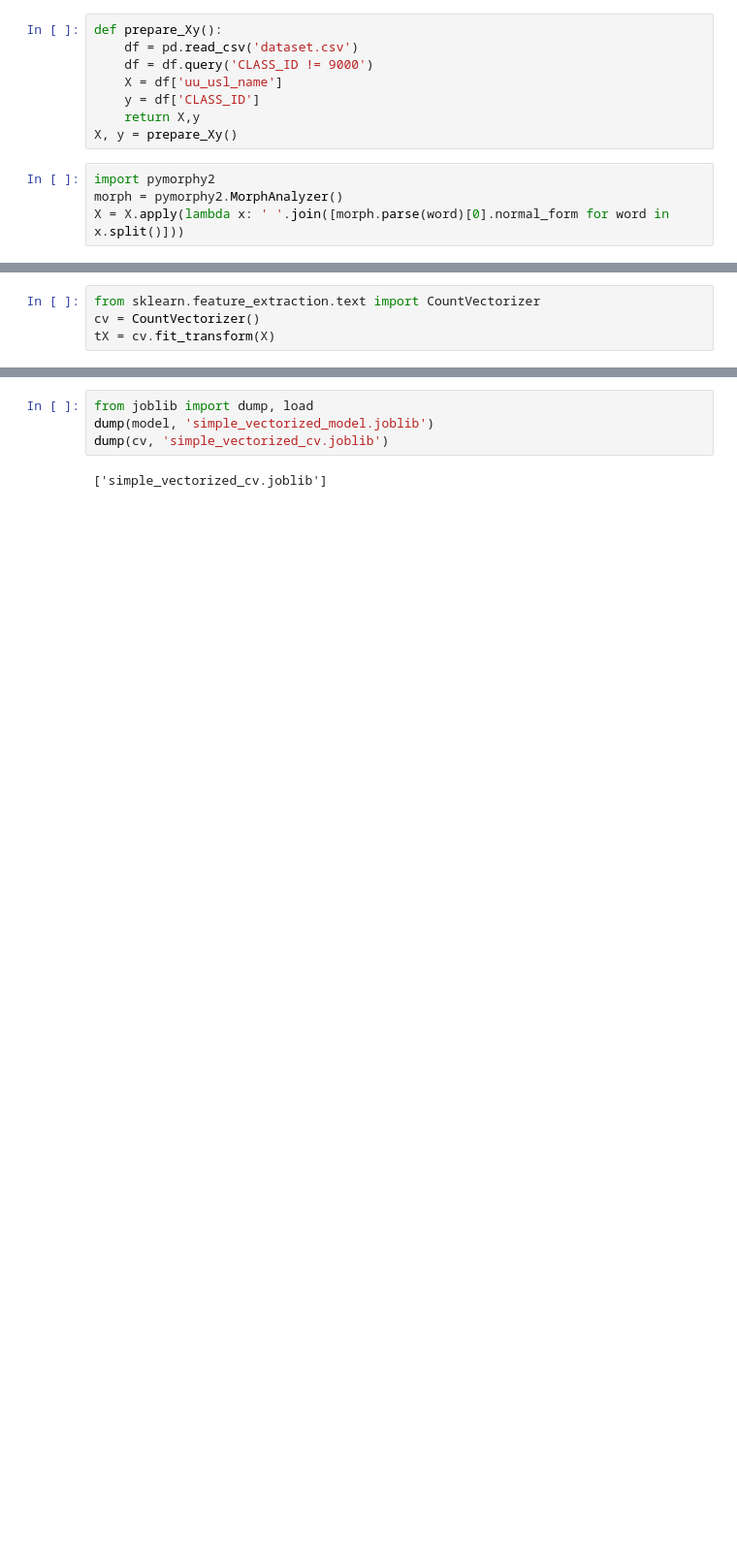
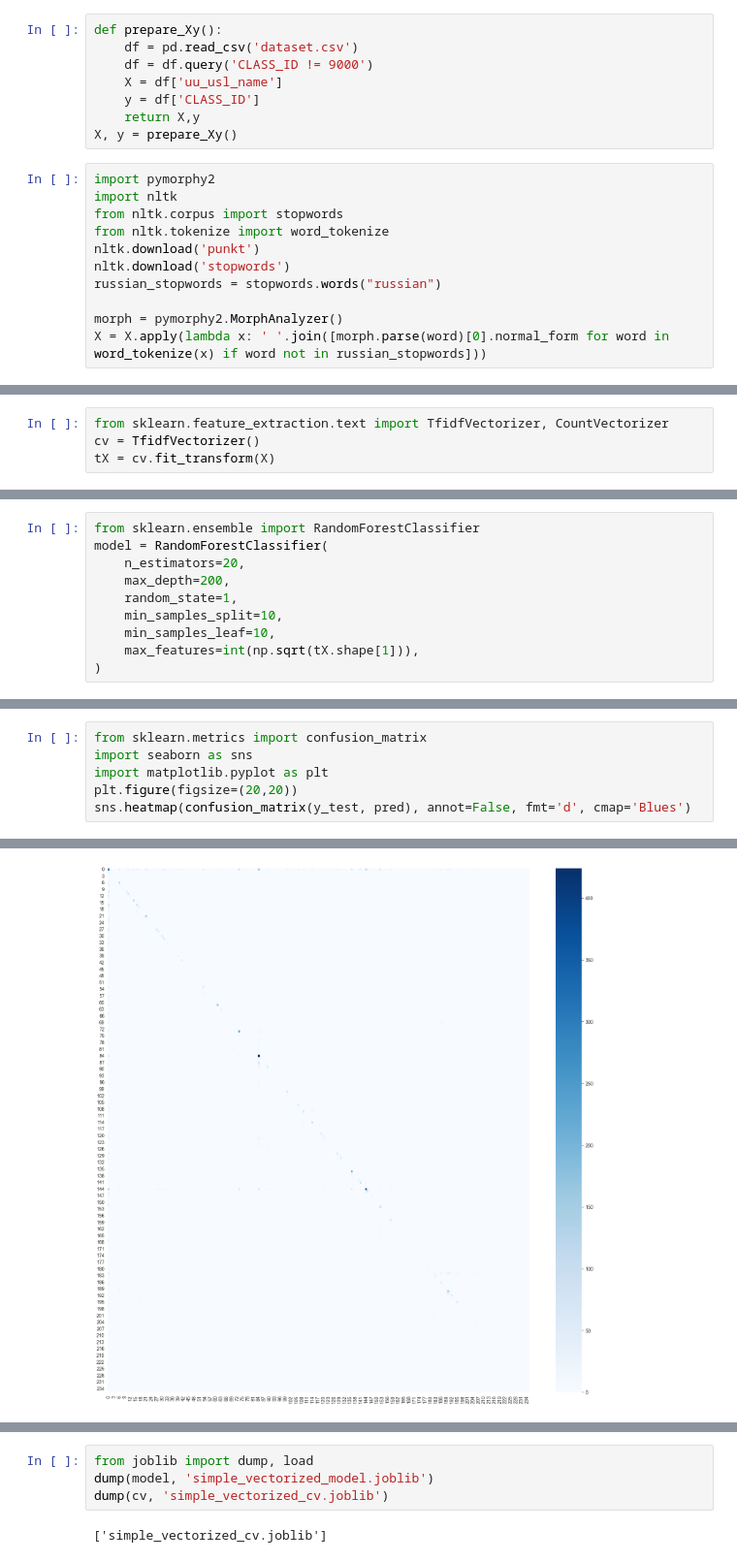
Before and after one commit to fedor-resh/NLP-project, a Jupyter notebook: simple.ipynb, the cells around one changed output, grey strips where cells are left out. Shown at 97% size. Drawn from its saved outputs; the diff is of its cells as text; blank space fills up the shorter version.

```diff
--- a/simple.ipynb
+++ b/simple.ipynb
@@ -22,5 +22,12 @@ def prepare_Xy():
 X, y = prepare_Xy()
 # %%
 import pymorphy2
+import nltk
+from nltk.corpus import stopwords
+from nltk.tokenize import word_tokenize
+nltk.download('punkt')
+nltk.download('stopwords')
+russian_stopwords = stopwords.words("russian")
+
 morph = pymorphy2.MorphAnalyzer()
-X = X.apply(lambda x: ' '.join([morph.parse(word)[0].normal_form for word in x.split()]))
+X = X.apply(lambda x: ' '.join([morph.parse(word)[0].normal_form for word in word_tokenize(x) if word not in russian_stopwords]))
@@ -27,6 +41,6 @@ X = X.apply(lambda x: ' '.join([morph.parse(word)[0].normal_form for word in x.s
 # %%
-from sklearn.feature_extraction.text import CountVectorizer
-cv = CountVectorizer()
+from sklearn.feature_extraction.text import TfidfVectorizer, CountVectorizer
+cv = TfidfVectorizer()
 tX = cv.fit_transform(X)
 # %%
 tX.shape
@@ -45,0 +52,10 @@ print(sum(pred == y_test)/len(y_test))
+# %%
+from sklearn.ensemble import RandomForestClassifier
+model = RandomForestClassifier(
+    n_estimators=20,
+    max_depth=200,
+    random_state=1,
+    min_samples_split=10,
+    min_samples_leaf=10,
+    max_features=int(np.sqrt(tX.shape[1])),
+)
@@ -48,0 +101,7 @@ print(sum(pred == y_test)/len(y_test))
+# %%
+from sklearn.metrics import confusion_matrix
+import seaborn as sns
+import matplotlib.pyplot as plt
+plt.figure(figsize=(20,20))
+sns.heatmap(confusion_matrix(y_test, pred), annot=False, fmt='d', cmap='Blues')
+# %% [output]
@@ -48,0 +109 @@ print(sum(pred == y_test)/len(y_test))
+[figure, added]
```
Also changed, not shown: parts of 12 cells of this notebook, 3 other files.
